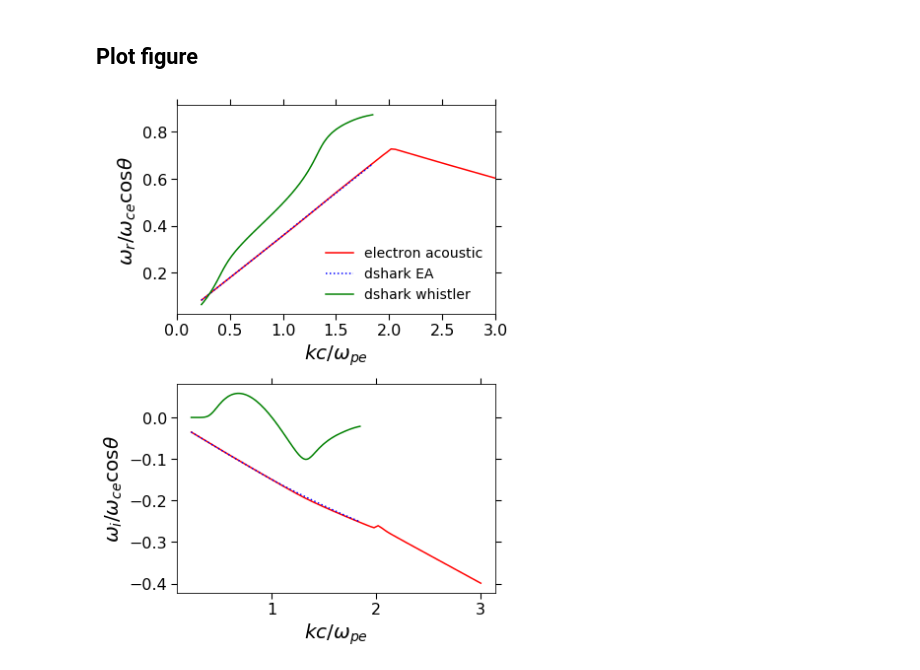
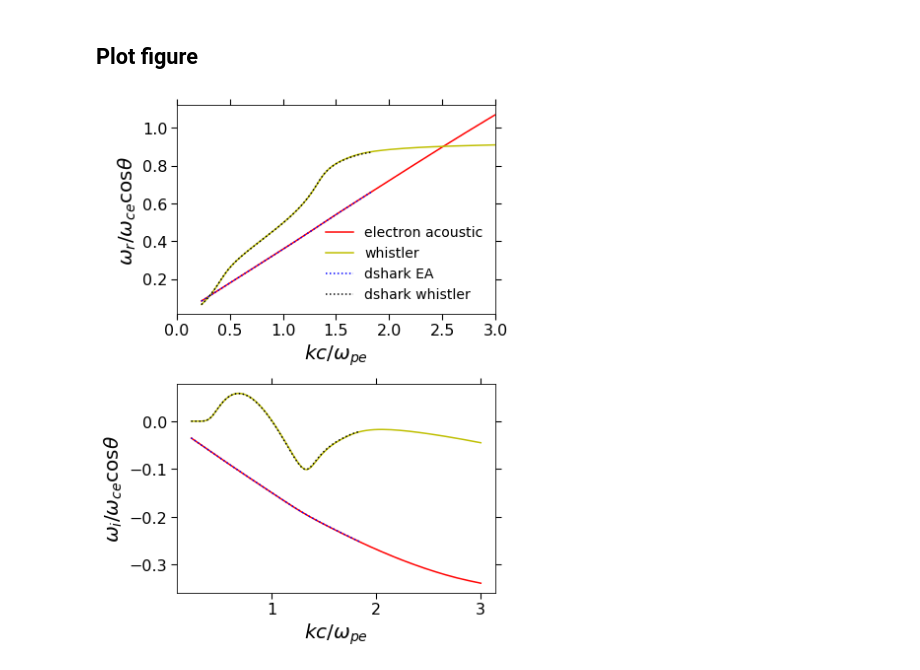
Before and after one commit to YuguangTong/DSHARK, a Jupyter notebook: python/whistler/test_whistler_in_cold_hot_electron_plasmas.ipynb, the cells around one changed output. Saved outputs shown, nothing was run; the diff lists cells and outputs as text; code cells hidden in the pictures.

Commit message:
wrap dshark by python.

```diff
--- a/python/whistler/test_whistler_in_cold_hot_electron_plasmas.ipynb
+++ b/python/whistler/test_whistler_in_cold_hot_electron_plasmas.ipynb
@@ -139,3 +139,21 @@ ea_seed_freq = 151-75.4j
 wr = 152
 wi = -64.9
 wr/wce/cos(theta) = 0.0833
+# %%
+# WHISTLER MODE
+
+whistler_seed_freq = fast_freq_fn(k, theta, betap)
+f = lambda wrel:\
+    real_imag(disp_det(list_to_complex(wrel), kz, kp, betap,
+                              t_list, a_list, n_list, q_list, \
+                              m_list, v_list, method = 'numpy', n = 6, \
+                              aol=aol))
+whistler_guess = whistler_seed_freq
+print('whistler_seed_freq = {0:.3g}'.format(whistler_guess))
+
+wr, wi = scipy.optimize.fsolve(f, real_imag(whistler_guess))
+
+print('wr = {0:.3g}'.format(wr))
+print('wi = {0:.3g}'.format(wi))
+whistler_freq = follow_k(whistler_guess, target_k, param,
+                log_incrmt = 0.02, incrmt_method = 'log')
@@ -144,7 +166,7 @@ wr/wce/cos(theta) = 0.0833
 # %%
 input_params = {}
 input_params['kstart'] = 10
-input_params['kend'] = 80
+input_params['kend'] = 120
 input_params['nk'] = 110
 input_params['nspecies'] = 3
 input_params['theta'] = 5
@@ -195,28 +217,30 @@ kde_start = kdi / np.sqrt(1836)
 kde_end = np.sqrt(ea_freq[1][0]**2 + ea_freq[1][1]**2) /np.sqrt(1836) / np.sqrt(betap)
 ea_freq_arr = np.array(ea_freq[-1])
 kde_list = np.logspace(np.log10(kde_start), np.log10(kde_end), len(ea_freq_arr))
+whistler_freq_arr = np.array(whistler_freq[-1])
 # %%
 plt.figure(figsize=[6, 8])
 
 plt.subplot(211)
-plt.plot(kde_list, ea_freq_arr.real/1836/np.cos(np.deg2rad(theta)), 'r-', label = 'electron acoustic')
+plt.plot(kde_list, ea_freq_arr.real/1836/np.cos(np.deg2rad(theta)), 'r', label = 'electron acoustic')
+plt.plot(kde_list, whistler_freq_arr.real/1836/np.cos(np.deg2rad(theta)), 'y', label = 'whistler')
 plt.plot(dshark_ea.k / 43, dshark_ea.wr / 1836, 'b:', label='dshark EA')
-plt.plot(dshark_whistler.k/43, dshark_whistler.wr/1836, 'g-', label='dshark whistler')
-# plt.plot(kde_list, whistler_freq_arr.real/1836/np.cos(np.deg2rad(theta)), '.-', label = 'whistler')
+plt.plot(dshark_whistler.k/43, dshark_whistler.wr/1836, 'k:', label='dshark whistler')
 # plt.plot(kde_whistler, freq_whistler.real)
 plt.xlabel('$kc/\omega_{pe}$')
 plt.ylabel(r'$\omega_r/\omega_{ce} \cos \theta $')
 # plt.ylim([0, 1.])
 plt.xlim([0, 3])
 plt.legend(frameon=False)
 
 plt.subplot(212)
 plt.plot(kde_list, ea_freq_arr.imag/1836/np.cos(np.deg2rad(theta)), 'r-', label = 'electron acoustic')
-plt.plot(dshark_whistler.k/43, dshark_whistler.wi/1836, 'g', label='dshark whistler')
+plt.plot(kde_list, whistler_freq_arr.imag/1836/np.cos(np.deg2rad(theta)), 'y', label = 'whistler')
 plt.plot(dshark_ea.k / 43, dshark_ea.wi / 1836, 'b:')
+plt.plot(dshark_whistler.k/43, dshark_whistler.wi/1836, 'k:', label='dshark whistler')
 plt.xlabel('$kc/\omega_{pe}$')
 plt.ylabel(r'$\omega_i/\omega_{ce} \cos \theta $')
 
 plt.tight_layout()
 # %% [output]
-[figure, old version]
+[figure, new version]
```
Also changed, not shown: parts of 5 cells of this notebook, 42 other files.
